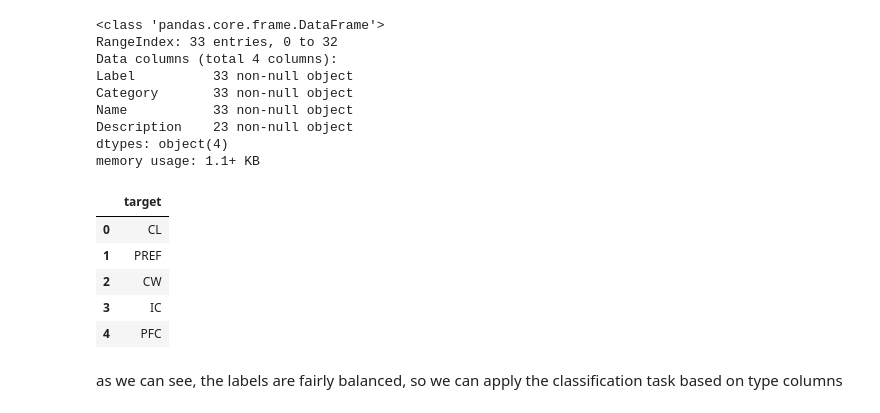
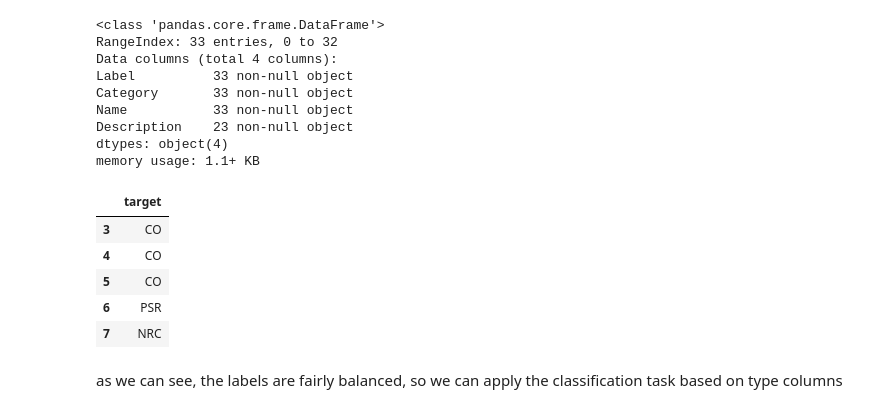
Before and after one commit to espol-cti/cwdiscussions, a Jupyter notebook: identify opinion types.ipynb, the cells around one changed output. Cells and saved outputs as stored; diff of their text form; code cells hidden in the pictures.

Commit message:
update dataset, fix issues handling new labels

```diff
--- a/identify opinion types.ipynb
+++ b/identify opinion types.ipynb
@@ -103,0 +116,3 @@ it seems there's some spikes at certain dates, probably related to real world ev
+# %%
+ds=ds[ds.type.isin(['PSR','NRC', 'CO'])]
+ds[['row_id','type']].groupby('type').count().plot.barh()
@@ -120,6 +138,8 @@ plt.savefig('output/numcharsopdist.eps', format='eps')
 as in most human activities, the length of opinions follow an power law distribution.  Now, let's look at the number of words:
 # %%
 from nltk.tokenize import word_tokenize
+# %%
+ds.opinion.fillna(value='', inplace=True)
 # %%
 ds['opnumwords'] = ds.opinion.apply(lambda s: len(word_tokenize(s, 'spanish')))
 # %%
@@ -218,15 +246,16 @@ dtypes: object(4)
 memory usage: 1.1+ KB
 # %%
 labels_dict = labels['Label'].to_dict()
-ds['target'] = ds.apply(lambda row: labels_dict[row['type']], 1)
+#ds['target'] = ds.apply(lambda row: labels_dict[row['type']], 1)
+ds['target'] = ds['type']
 ds[['target']].head()
 # %% [output]
 |  | target |
-| 0 | CL |
-| 1 | PREF |
-| 2 | CW |
-| 3 | IC |
-| 4 | PFC |
+| 3 | CO |
+| 4 | CO |
+| 5 | CO |
+| 6 | PSR |
+| 7 | NRC |
 # %% [markdown]
 as we can see, the labels are fairly balanced, so we can apply the classification task based on type columns
 # %% [markdown]
```
Also changed, not shown: parts of 21 cells of this notebook, 5 other files.
